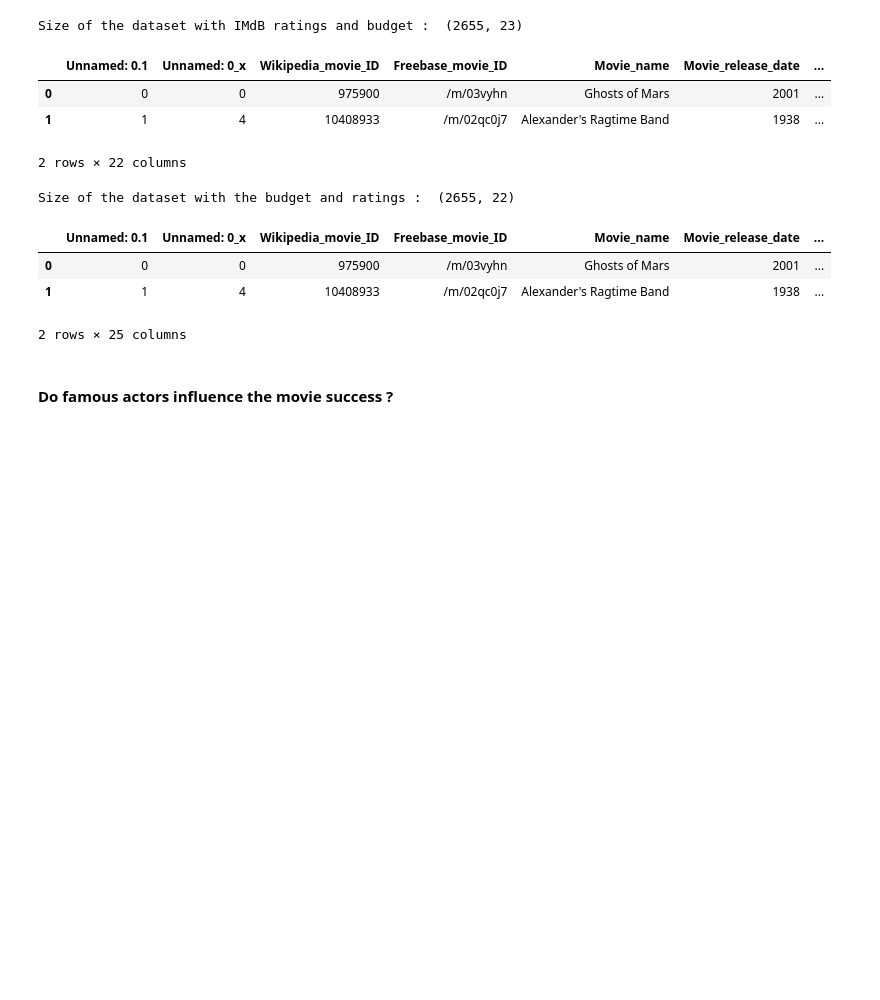
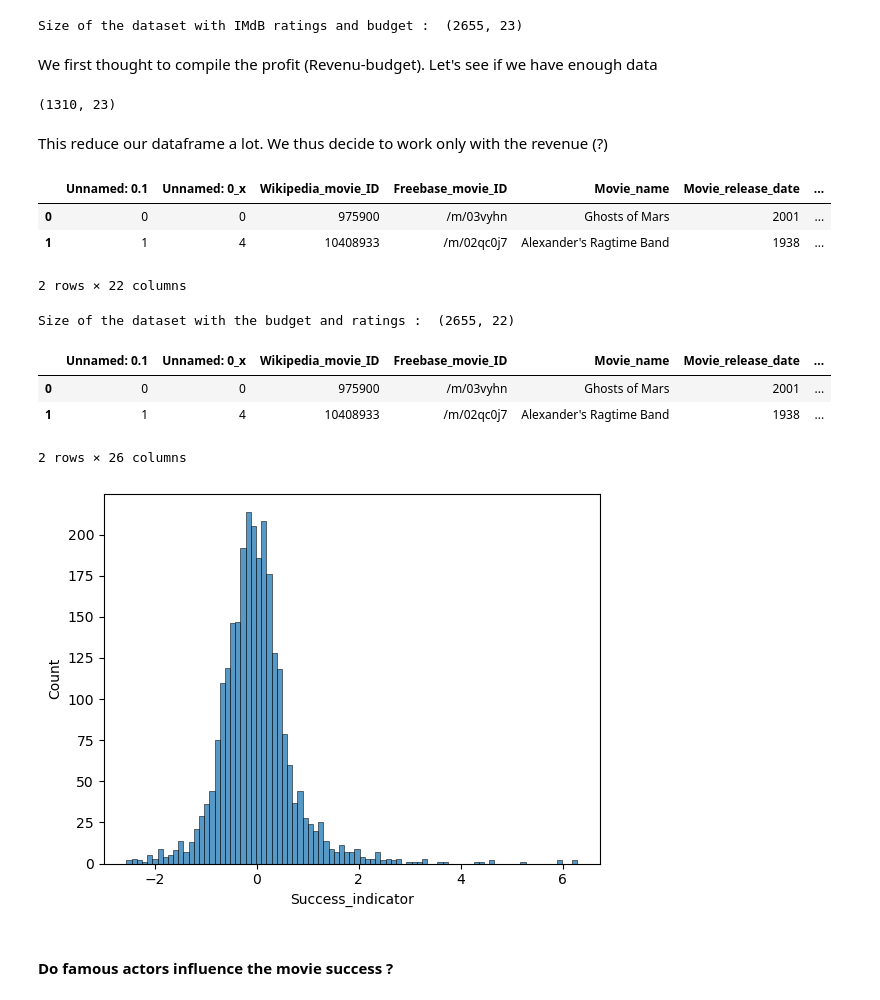
Before and after one commit to epfl-ada/ada-2023-project-randada, a Jupyter notebook: Milestone-3-draft.ipynb, the cells around one changed output. Cells and saved outputs as stored; diff of their text form; code cells hidden in the pictures; blank space fills up the shorter version.

```diff
--- a/Milestone-3-draft.ipynb
+++ b/Milestone-3-draft.ipynb
@@ -506,4 +512,13 @@ success_data = movies_cmu_imdb.merge(movies_additional_info, left_on=['Movie_nam
 print('Size of the dataset with IMdB ratings and budget : ',success_data.shape)
 # %% [output]
 Size of the dataset with IMdB ratings and budget :  (2655, 23)
+# %% [markdown]
+We first thought to compile the profit (Revenu-budget). Let's see if we have enough data
+# %%
+#Number of movies without budget data
+success_data[success_data['Budget_adjusted']==0].shape
+# %% [output]
+(1310, 23)
+# %% [markdown]
+This reduce our dataframe a lot. We thus decide to work only with the revenue (?)
 # %%
@@ -527,17 +542,21 @@ print('Size of the dataset with the budget and ratings : ', success_data.shape)
 
 success_data['Profit_standardized']= ((success_data['Profit']-success_data['Profit'].mean())/ success_data['Profit'].std())
 success_data['imdb_rating_standardized']= (success_data['Audience_imdb_rating']-success_data['Audience_imdb_rating'].mean())/ success_data['Audience_imdb_rating'].std()
-
+success_data['Revenu_standardized']= (success_data['Movie_box_office_revenue']-success_data['Movie_box_office_revenue'].mean())/ success_data['Movie_box_office_revenue'].std()
 
 # Create an indicator for success, based on ratings and box office revenues
-success_data["Success_indicator"]= (success_data['imdb_rating_standardized'] + success_data['Profit_standardized'])/2
+success_data["Success_indicator"]= (success_data['imdb_rating_standardized'] + success_data['Revenu_standardized'])/2
 success_data.head(2)
 # %% [output]
 Size of the dataset with the budget and ratings :  (2655, 22)
 |  | Unnamed: 0.1 | Unnamed: 0_x | Wikipedia_movie_ID | Freebase_movie_ID | Movie_name | Movie_release_date | ... |
 | 0 | 0 | 0 | 975900 | /m/03vyhn | Ghosts of Mars | 2001 | ... |
 | 1 | 1 | 4 | 10408933 | /m/02qc0j7 | Alexander's Ragtime Band | 1938 | ... |
-2 rows × 25 columns
+2 rows × 26 columns
+# %%
+ax=sns.histplot(data=success_data,x='Success_indicator')
+# %% [output]
+[figure, added]
 # %% [markdown]
 #### Do famous actors influence the movie success ?
 # %% [markdown]
```
Also changed, not shown: parts of 22 cells of this notebook.
